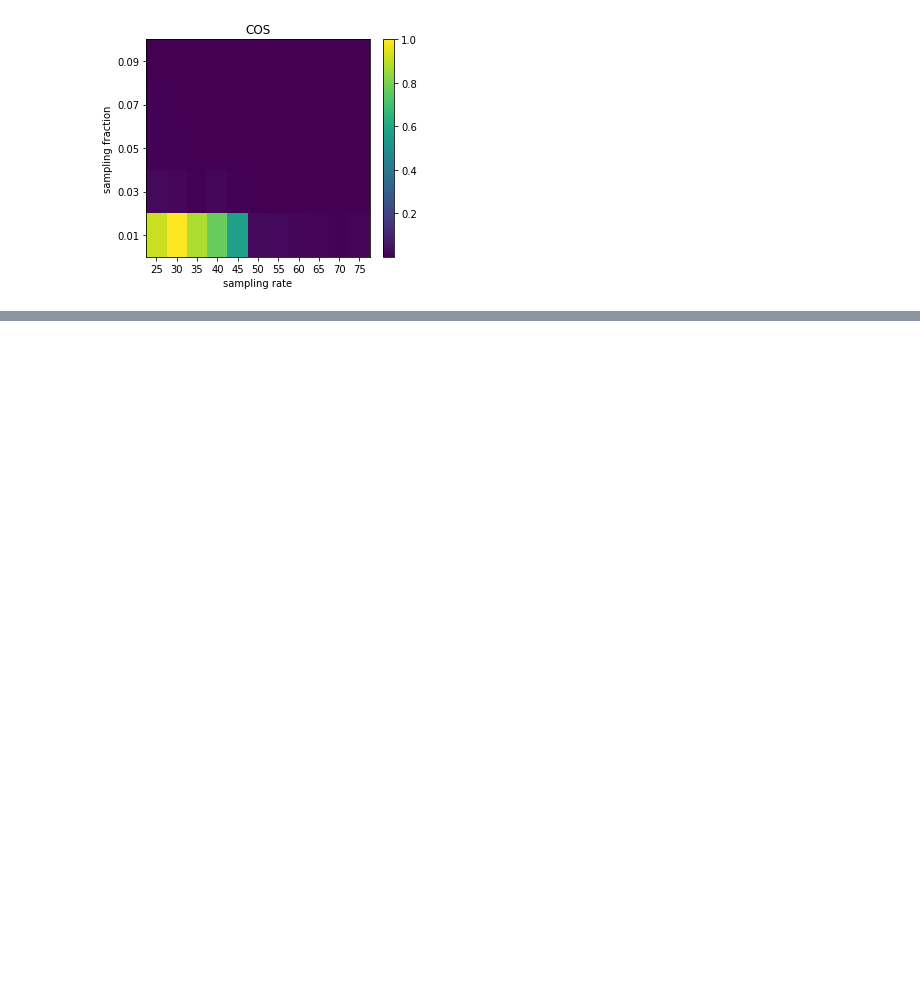
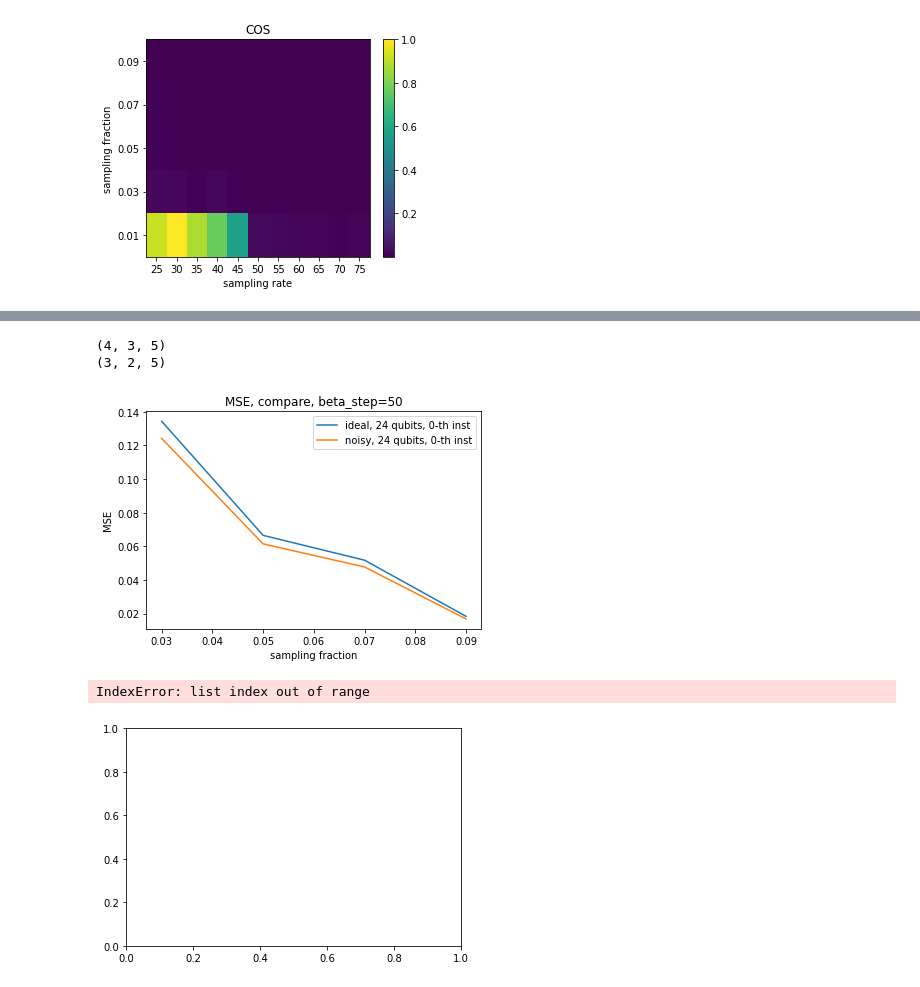
Before and after one commit to kunliu7/oscar, a Jupyter notebook: vis_figures_in_paper.ipynb, the cells around one changed output, grey strips where cells are left out. Drawn from its saved outputs; the diff is of its cells as text; code cells hidden in the pictures; blank space fills up the shorter version.

```diff
--- a/vis_figures_in_paper.ipynb
+++ b/vis_figures_in_paper.ipynb
@@ -385,0 +547,30 @@ heatmap_sf_sr_recon_error(sf_range, sr_range, np.array(cos))
+# %%
+def compare_p1_recon_ideal_and_noisy(sf_range, es_ideals, es_noisys, start=1):
+    seeds = [0, 1]
+    nQs = [16, 20] # intersect of ideal and noisy data
+    print(es_ideals.shape)
+    print(es_noisys.shape)
+
+    for i in range(len(nQs)):
+        for j in range(len(seeds)):
+            es_ideal = es_ideals[i, j, start:] # 16, 20, 24, 30
+            es_noisy = es_noisys[i + 1, j, start:] # 12, 16, 20
+
+            fig = plt.figure(figsize=[6, 4])
+            ax = plt.axes()
+            ax.plot(sf_range[start:], es_ideal, label=f"ideal, {nq_range[i]} qubits, {inst_range[j]}-th inst")
+            ax.plot(sf_range[start:], es_noisy, label=f"noisy, {nq_range[i]} qubits, {inst_range[j]}-th inst")
+            ax.set_xlabel("sampling fraction")
+            ax.set_ylabel("MSE")
+            ax.set_title("MSE, compare, beta_step=50")
+            plt.legend()
+            plt.show()
+
+    return
+compare_p1_recon_ideal_and_noisy(sf_range, es_ideals=errors_ideal, es_noisys=errors_noisy)
+# %% [output]
+(4, 3, 5)
+(3, 2, 5)
+[figure, added]
+IndexError: list index out of range
+[figure, added]
```
Also changed, not shown: parts of 7 cells of this notebook.
